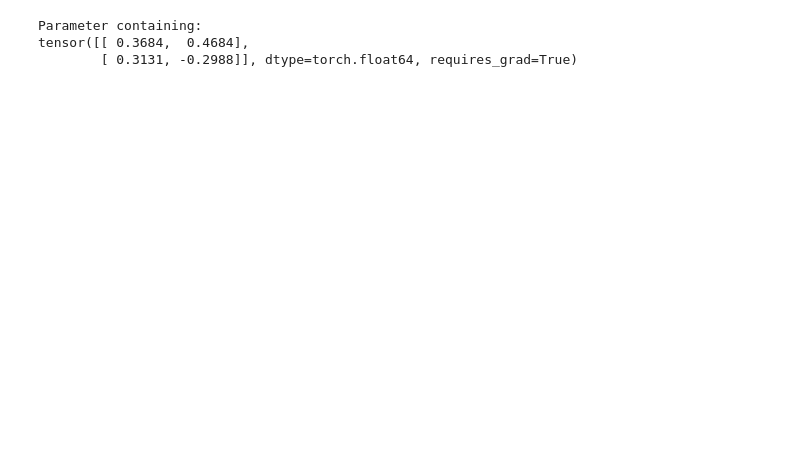
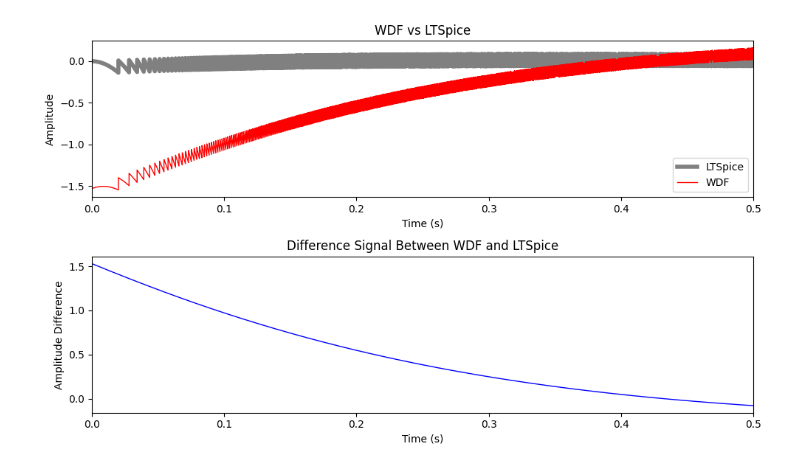
Before and after one commit to mryangsj/fuzz, a Jupyter notebook: fuzz_static copy.ipynb, the cells around one changed output. Drawn from its saved outputs; the diff is of its cells as text; code cells hidden in the pictures; blank space fills up the shorter version.

Commit message:
Solved the DC analysis problem.

```diff
--- a/fuzz_static copy.ipynb
+++ b/fuzz_static copy.ipynb
@@ -215,14 +215,20 @@ class FuzzStatic(torch.nn.Module):
 
 
     def init_waves(self):
+        # Initial conditions of capacitors computed from DC analysis
         self.a_C71 = torch.tensor(-3.7427606943372482, dtype=self.dtype)
         self.a_C81 = torch.tensor(1.8297941172302856, dtype=self.dtype)
         self.a_C91 = torch.tensor(-4.440665733659135e-12, dtype=self.dtype)
         self.a_C94 = torch.tensor(-5.598253191650242, dtype=self.dtype)
-        self.b_C71 = torch.tensor(0.0, dtype=self.dtype)
-        self.b_C81 = torch.tensor(0.0, dtype=self.dtype)
-        self.b_C91 = torch.tensor(0.0, dtype=self.dtype)
-        self.b_C94 = torch.tensor(0.0, dtype=self.dtype)
+        # self.a_C71 = torch.tensor(0.0, dtype=self.dtype)
+        # self.a_C81 = torch.tensor(0.0, dtype=self.dtype)
+        # self.a_C91 = torch.tensor(0.0, dtype=self.dtype)
+        # self.a_C94 = torch.tensor(0.0, dtype=self.dtype)
+
+        self.b_C71 = torch.tensor(-3.7427606943372482, dtype=self.dtype)
+        self.b_C81 = torch.tensor(1.8297941172302856, dtype=self.dtype)
+        self.b_C91 = torch.tensor(-4.440665733659135e-12, dtype=self.dtype)
+        self.b_C94 = torch.tensor(-5.598253191650242, dtype=self.dtype)
 
         self.b_S71_0 = torch.tensor(0.0, dtype=self.dtype)
         self.b_P72_0 = torch.tensor(0.0, dtype=self.dtype)
@@ -346,53 +349,51 @@ for epoch in range(200):
     print(f"Epoch {epoch}: loss = {loss.item()}")
 # %%
 model.Sr
-# %% [output]
-Parameter containing:
-tensor([[ 0.3684,  0.4684],
-        [ 0.3131, -0.2988]], dtype=torch.float64, requires_grad=True)
 # %%
 import matplotlib.pyplot as plt
 import numpy as np
 
 figsize = (10, 6)
-xlim = (0, 1)
+xlim = (0, 0.5)
 
 vin, fs = librosa.load("./matlab/input_fuzz_static.wav", sr=None)
 vin = torch.tensor(vin, dtype=torch.float32).unsqueeze(1)
 v_spice = librosa.load("./matlab/output_fuzz_static.wav", sr=None)[0]
 v_spice = torch.tensor(v_spice, dtype=torch.float32).unsqueeze(1)
 
-# model = FuzzStatic()
+model = FuzzStatic()
 model.init_waves()
 v_wdf = model(vin)
 
 v_wdf_np = v_wdf.detach().numpy().squeeze()
 v_spice_np = v_spice.numpy().squeeze()
 y_axis = np.linspace(0, v_wdf_np.shape[0] / fs, v_wdf_np.shape[0])
 
 # 创建一个图形和两个子图（ax1 和 ax2）
 fig, (ax1, ax2) = plt.subplots(2, 1, figsize=figsize)
 
 # 在第一个子图上绘制原始信号对比
 ax1.plot(y_axis, v_spice_np, color="grey", linewidth=4)
 ax1.plot(y_axis, v_wdf_np, color="red", linewidth=1)
 ax1.set_xlabel("Time (s)")
 ax1.set_ylabel("Amplitude")
 ax1.set_title("WDF vs LTSpice")
 ax1.legend(["LTSpice", "WDF"])
 ax1.set_xlim(xlim)
 # ax1.set_xticks(np.arange(0, 5.5, 0.5))
 
 # 计算差值信号
 diff_signal = v_spice_np - v_wdf_np
 
 # 在第二个子图上绘制差值信号图
 ax2.plot(y_axis, diff_signal, color="blue", linewidth=1)
 ax2.set_xlabel("Time (s)")
 ax2.set_ylabel("Amplitude Difference")
 ax2.set_title("Difference Signal Between WDF and LTSpice")
 ax2.set_xlim(xlim)
 # ax2.set_xticks(np.arange(0, 5.5, 0.5))
 
 plt.tight_layout()  # 调整子图的间距
 plt.show()
+# %% [output]
+[figure, added]
```
Also changed, not shown: parts of 2 cells of this notebook, 22 other files.
